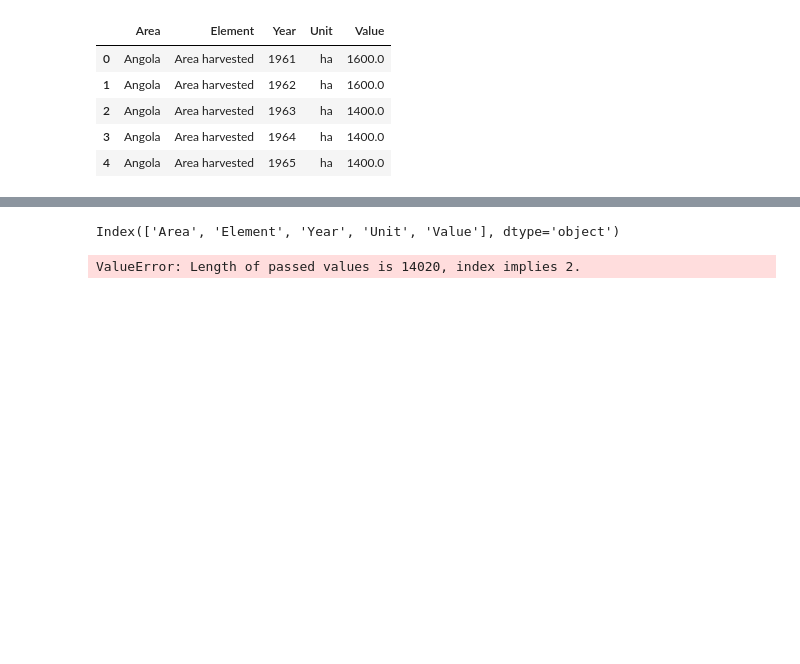
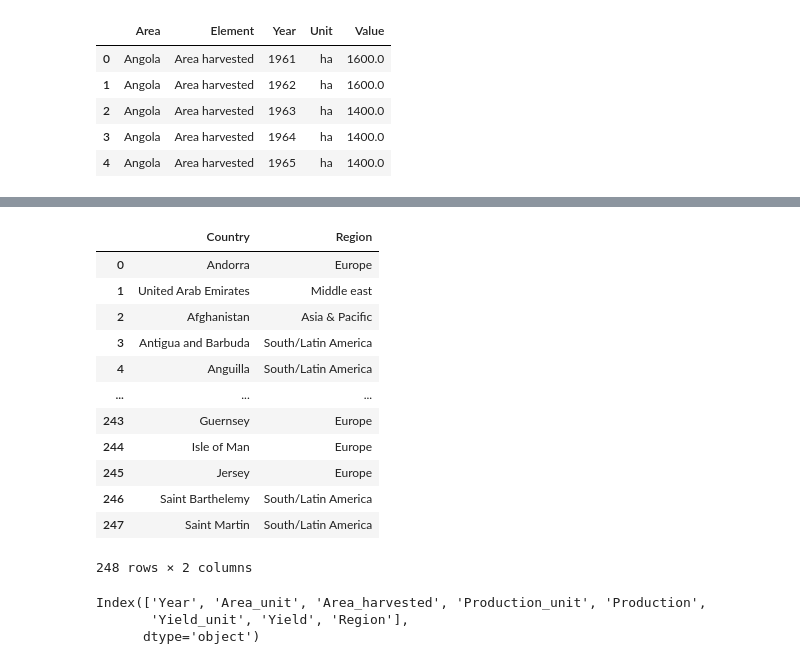
Before and after one commit to MellyB5/ETL_project, a Jupyter notebook: code_katherine/analyse_crop_production_by_area.ipynb, the cells around one changed output, grey strips where cells are left out. Saved outputs shown, nothing was run; the diff lists cells and outputs as text; code cells hidden in the pictures; blank space fills up the shorter version.

```diff
--- a/code_katherine/analyse_crop_production_by_area.ipynb
+++ b/code_katherine/analyse_crop_production_by_area.ipynb
@@ -94,0 +113,23 @@ production.head()
+# %%
+# the next step is to merge this table with the country_region table
+# so that data can be grouped by region
+
+# import country_region table
+filename = "country_region.csv"
+country_region = pd.read_csv(filename)
+# %%
+country_region
+# %% [output]
+|  | Country | Region |
+| 0 | Andorra | Europe |
+| 1 | United Arab Emirates | Middle east |
+| 2 | Afghanistan | Asia & Pacific |
+| 3 | Antigua and Barbuda | South/Latin America |
+| 4 | Anguilla | South/Latin America |
+| ... | ... | ... |
+| 243 | Guernsey | Europe |
+| 244 | Isle of Man | Europe |
+| 245 | Jersey | Europe |
+| 246 | Saint Barthelemy | South/Latin America |
+| 247 | Saint Martin | South/Latin America |
+248 rows × 2 columns
@@ -95,8 +142,6 @@ production.head()
 # %%
-production.columns
+production_country_region.columns
 # %% [output]
-Index(['Area', 'Element', 'Year', 'Unit', 'Value'], dtype='object')
+Index(['Year', 'Area_unit', 'Area_harvested', 'Production_unit', 'Production',
+       'Yield_unit', 'Yield', 'Region'],
+      dtype='object')
-# %%
-production.pivot(index=["Area", "Year"], columns = "Element", values="Value")
-# %% [output]
-ValueError: Length of passed values is 14020, index implies 2.
```
Also changed, not shown: parts of 31 cells of this notebook, 3 other files.
